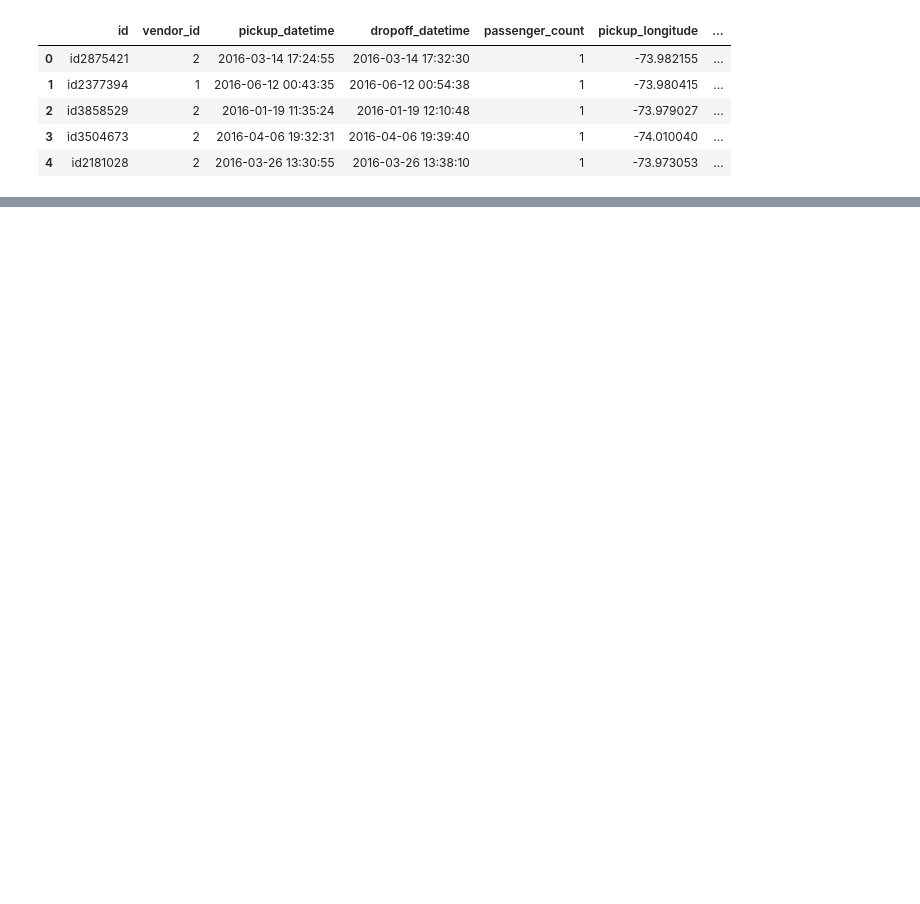
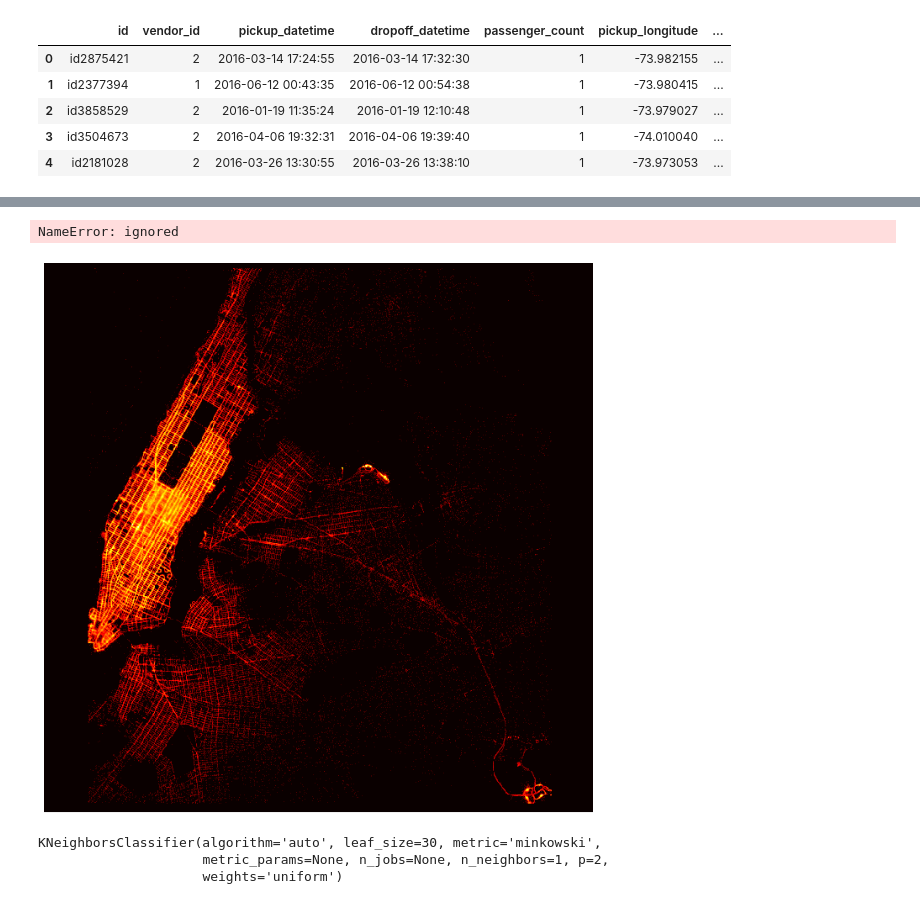
Before and after one commit to smbayo/NYC-Taxi, a Jupyter notebook: 460_Final_Project_Analysis.ipynb, the cells around one changed output, grey strips where cells are left out. Drawn from its saved outputs; the diff is of its cells as text; code cells hidden in the pictures; blank space fills up the shorter version.

```diff
--- a/460_Final_Project_Analysis.ipynb
+++ b/460_Final_Project_Analysis.ipynb
@@ -81,0 +328,2 @@ df_taxi.head()
+# %%
+data = df_taxi
@@ -81,0 +361,51 @@ df_taxi.head()
+# %%
+imageSize = (700, 700)
+longRange = [-5, 19]
+latRange = [-13, 11]
+
+allLatInds  = imageSize[0] - (imageSize[0] * (allLat  - latRange[0])  / (latRange[1]  - latRange[0]) ).astype(int)
+allLongInds = (imageSize[1] * (allLong - longRange[0]) / (longRange[1] - longRange[0])).astype(int)
+
+locationDensityImage = np.zeros(imageSize)
+for latInd, longInd in zip(allLatInds, allLongInds):
+    locationDensityImage[latInd, longInd] += 1
+
+fig, ax = plt.subplots(nrows=1, ncols=1, figsize=(12,12))
+ax.imshow(np.log(locationDensityImage + 1), cmap='hot')
+ax.set_axis_off()
+
+plt.savefig('spatial-density-pickup-dropoff.png')
+
+latInds = imageSize[0] - (imageSize[0] * (latCoord  - latRange[0])  / (latRange[1]  - latRange[0]) ).astype(int)
+longInds = (imageSize[1] * (longCoord - longRange[0]) / (longRange[1] - longRange[0])).astype(int)
+
+
+templateTrips = TripKmeansModel.cluster_centers_ * np.tile(stdTripAttr, (numClusters, 1)) + np.tile(meanTripAttr,(numClusters, 1))
+
+srcCoords = templateTrips[:, :2]
+dstCoords = templateTrips[:, 2:4]
+
+srcImCoords = ConvertToImageCoords(srcCoords[:, 0],srcCoords[:, 1], latRange, longRange, imageSize)
+dstImCoords = ConvertToImageCoords(dstCoords[:, 0],dstCoords[:, 1], latRange, longRange, imageSize)
+
+plt.figure(figsize=(12,12))
+plt.imshow(np.log(locationDensityImage + 1), cmap='hot')
+plt.grid('off')
+plt.scatter(srcImCoords[1], srcImCoords[0], c='m', s=200, alpha=0.8)
+plt.scatter(dstImCoords[1], dstImCoords[0], c='g', s=200, alpha=0.8)
+
+for i in range(len(srcImCoords[0])):
+    plt.arrow(srcImCoords[1][i], srcImCoords[0][i],
+            dstImCoords[1][i]-srcImCoords[1][i],
+            dstImCoords[0][i]-srcImCoords[0][i],
+            edgecolor='c', facecolor='c',
+            width=0.8,
+            alpha=0.4,
+            head_width=10.0,
+            head_length=10.0,
+            length_includes_head=True)
+
+plt.savefig('typical-trips.png')
+# %% [output]
+NameError: ignored
+[figure, added]
@@ -81,0 +418,10 @@ df_taxi.head()
+# %%
+rides_df = pd.DataFrame(columns = neighborhood.values())
+rides_df['name'] = neighborhood.values()
+
+neigh = KNeighborsClassifier(n_neighbors=1)
+neigh.fit(np.array(list(neighborhood.keys())).reshape(-1, 1), list(neighborhood.values()))
+# %% [output]
+KNeighborsClassifier(algorithm='auto', leaf_size=30, metric='minkowski',
+                     metric_params=None, n_jobs=None, n_neighbors=1, p=2,
+                     weights='uniform')
```
Also changed, not shown: parts of 26 cells of this notebook.
